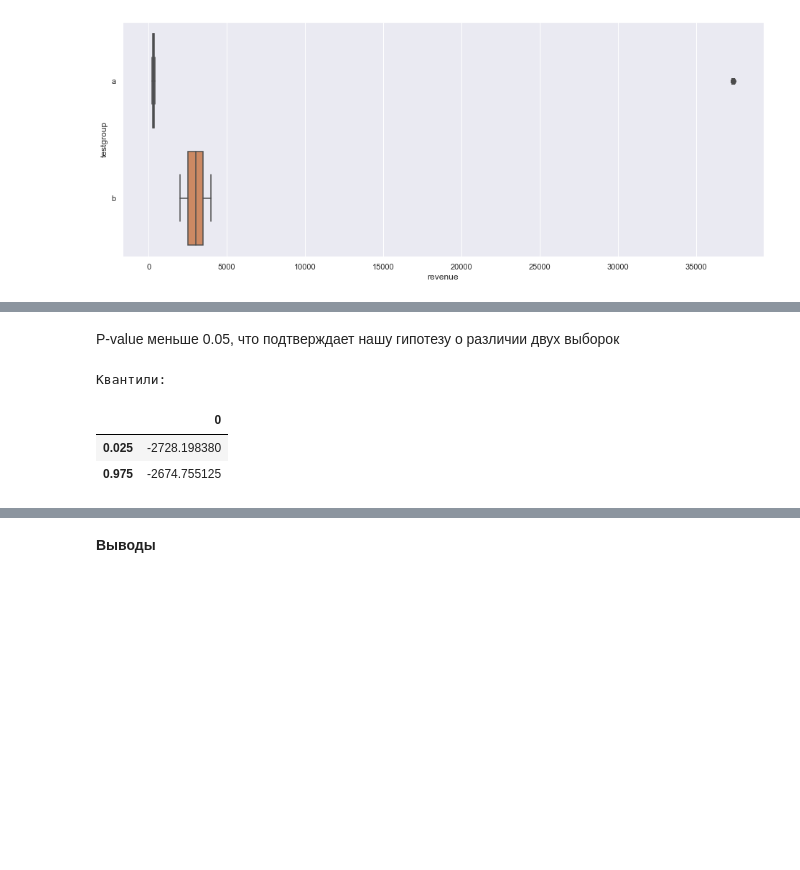
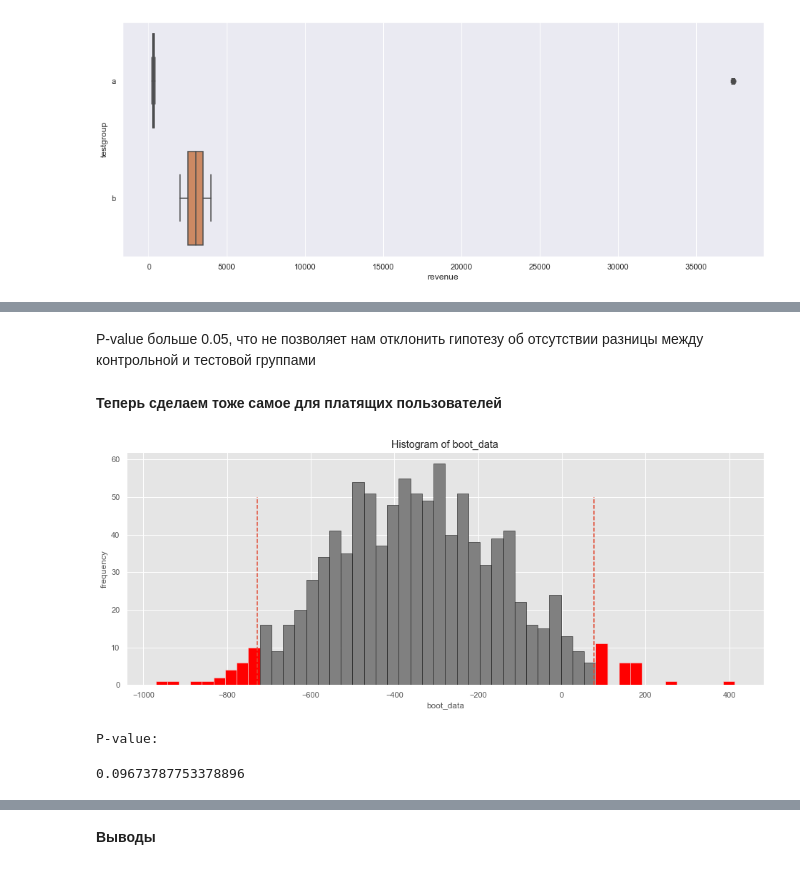
Before and after one commit to minykh/-pet-Mobilegame, a Jupyter notebook: MobileGame-task2.ipynb, the cells around one changed output, grey strips where cells are left out. Saved outputs shown, nothing was run; the diff lists cells and outputs as text; code cells hidden in the pictures; blank space fills up the shorter version.

```diff
--- a/MobileGame-task2.ipynb
+++ b/MobileGame-task2.ipynb
@@ -196,10 +203,16 @@ P-value:
 # %% [markdown]
-P-value меньше 0.05, что подтверждает нашу гипотезу о различии двух выборок
+P-value больше 0.05, что не позволяет нам отклонить гипотезу об отсутствии разницы между контрольной и тестовой группами
-# %%
-print('Квантили:')
-booted_data["quants"]
-# %% [output]
-Квантили:
-|  | 0 |
-| 0.025 | -2728.198380 |
-| 0.975 | -2674.755125 |
+# %% [markdown]
+**Теперь сделаем тоже самое для платящих пользователей**
+# %%
+booted_data2 = get_bootstrap(
+    df2.query(a_without0).revenue,
+    df2.query(b_without0).revenue)
+# %% [output]
+[figure, added]
+# %%
+print('P-value:')
+booted_data2["p_value"]
+# %% [output]
+P-value:
+0.09673787753378896
```
Also changed, not shown: parts of 30 cells of this notebook, 1 other file.
